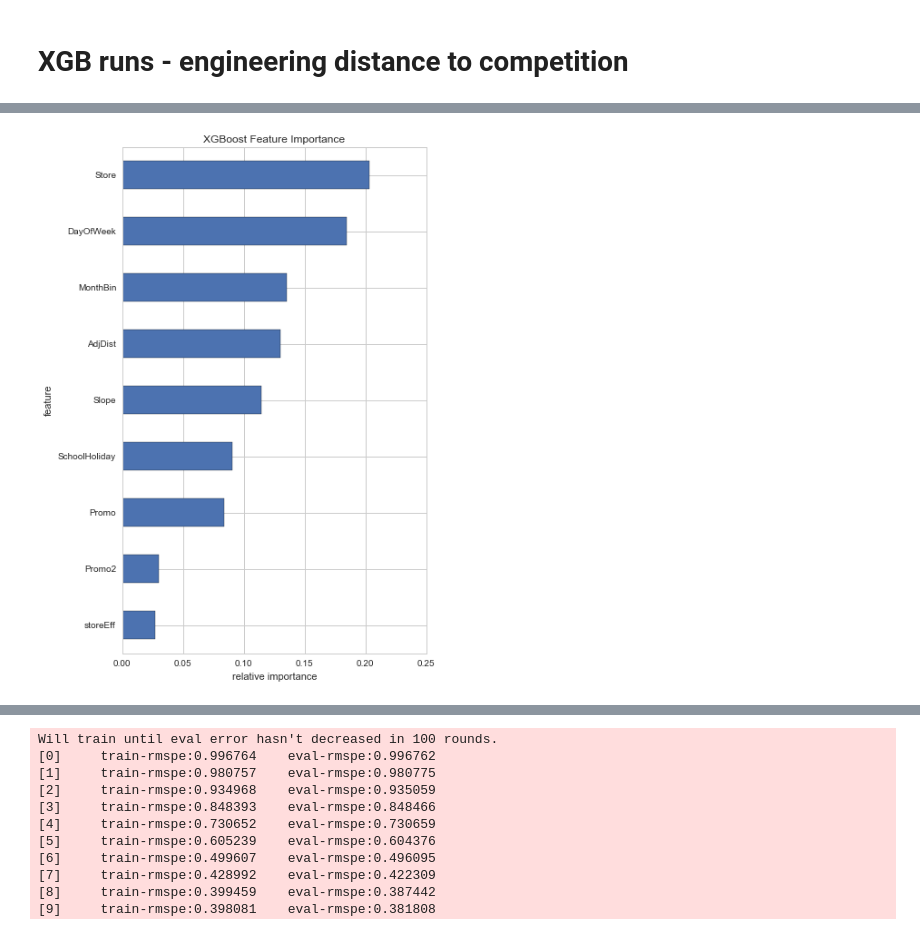
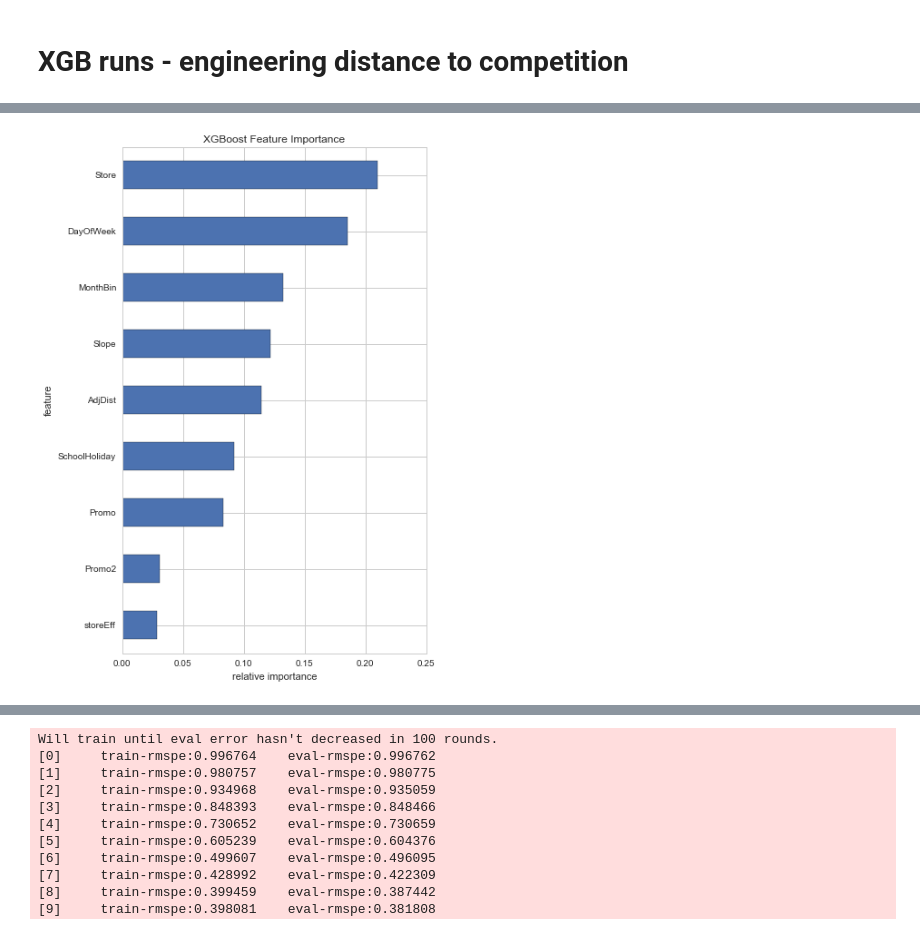
Before and after one commit to rocket-ron/kaggle, a Jupyter notebook: rossman/implementation.ipynb, the cells around one changed output, grey strips where cells are left out. Cells and saved outputs as stored; diff of their text form; code cells hidden in the pictures.

```diff
--- a/rossman/implementation.ipynb
+++ b/rossman/implementation.ipynb
@@ -1180,6 +1055,0 @@ test.Open = test.Open.astype(int)
-# %%
-test = stateHoliday_asDummy(test)
-test = schoolHoliday_asDummy(test)
-
-test = recodeCategorical_asInt(test, 'StateHoliday', 'StateHolidayVal')
-test = recodeCategorical_asInt(test, 'SchoolHoliday', 'SchoolHolidayVal')
@@ -1271,5 +1055,0 @@ https://github.com/dmlc/xgboost/blob/master/demo/guide-python/cross_validation.p
-# %%
-def rmspe(y_hat, dmat):
-    # we need to reverse the log(Y)
-    y = np.exp(dmat.get_label())
-    return "rmspe", np.sqrt(np.mean(((np.exp(y_hat)-y)/(y-1))**2))
@@ -1630,7 +1309,7 @@ def trainXGB(train, test, params, features, resultNm):
     dtrain = xgb.DMatrix(X_train[features], Y_train)
     dvalid = xgb.DMatrix(X_valid[features], Y_valid)
 
-    #>watchlist = [(dtrain, 'train'), (dvalid, 'eval')]
+    watchlist = [(dtrain, 'train'), (dvalid, 'eval')]
     gbm = xgb.train(params, dtrain, num_boost_round, evals=watchlist, \
       early_stopping_rounds=100, feval=rmspe_xg, verbose_eval=True) #
 
@@ -1649,10 +1328,11 @@ def trainXGB(train, test, params, features, resultNm):
     result.to_csv(resultNm, index=False)
     end = time.time()
     print 'the prediction took ' + str((end-start)/60) + 'Mins'
+    return gbm
 
 # XGB feature importances
 # Based on https://www.kaggle.com/mmueller/liberty-mutual-group-property-inspection-prediction/xgb-feature-importance-python/code
-def feat_import(features, xgb):
+def feat_import(features, gbm):
     create_feature_map(features)
     importance = gbm.get_fscore(fmap='xgb.fmap')
     importance = sorted(importance.items(), key=operator.itemgetter(1))
@@ -1702,6 +1382,6 @@ test_scaled['AdjDist']=test_scaled['AdjDist']/max(test_scaled['AdjDist'])
 preprocessing.scale(train_scaled['AdjDist'])
 preprocessing.scale(test_scaled['AdjDist'])
 
-trainXGB(train_scaled, test_scaled, params, features, 'x')
+gbm = trainXGB(train_scaled, test_scaled, params, features, 'x')
 # %% [output]
 Will train until eval error hasn't decreased in 100 rounds.
@@ -1729,13 +1409,13 @@ TypeError: cannot concatenate 'str' and 'float' objects
 # %%
-feat_import(features, xgb)
+feat_import(features, gbm)
 
 #RMSPE: 0.153434
 # store (raw number) is the most important (.21)
 # and store eff is the least (.025)
 #slope seems to do pretty well (0.12)
 # submitted, scored .13512
 # %% [output]
-[figure, old version]
+[figure, new version]
 # %%
 #12_11_15 redo XGB
 # this was the best run so far, but I dont seem to be able to replicate it
```
Also changed, not shown: parts of 55 cells of this notebook.
